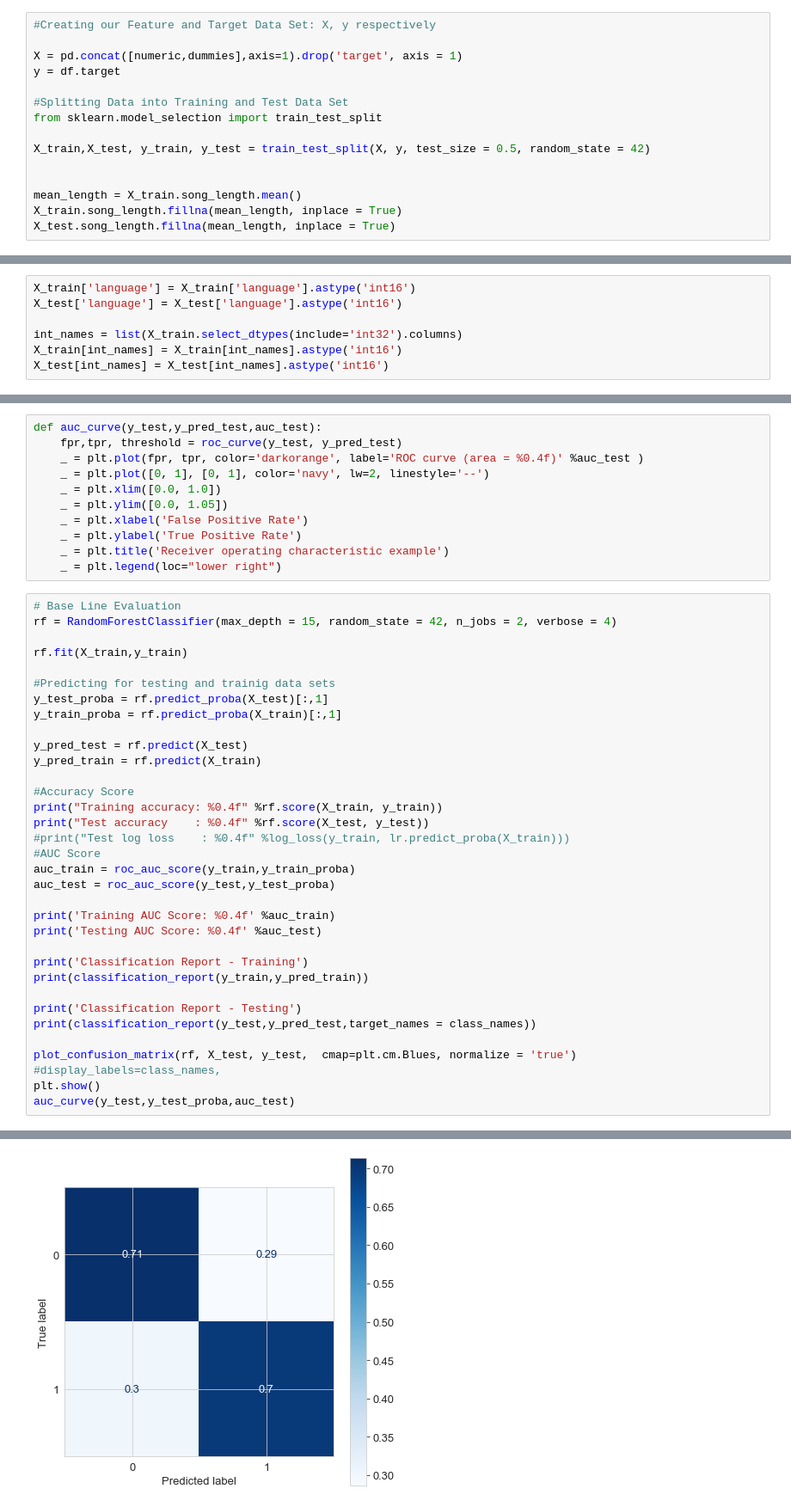
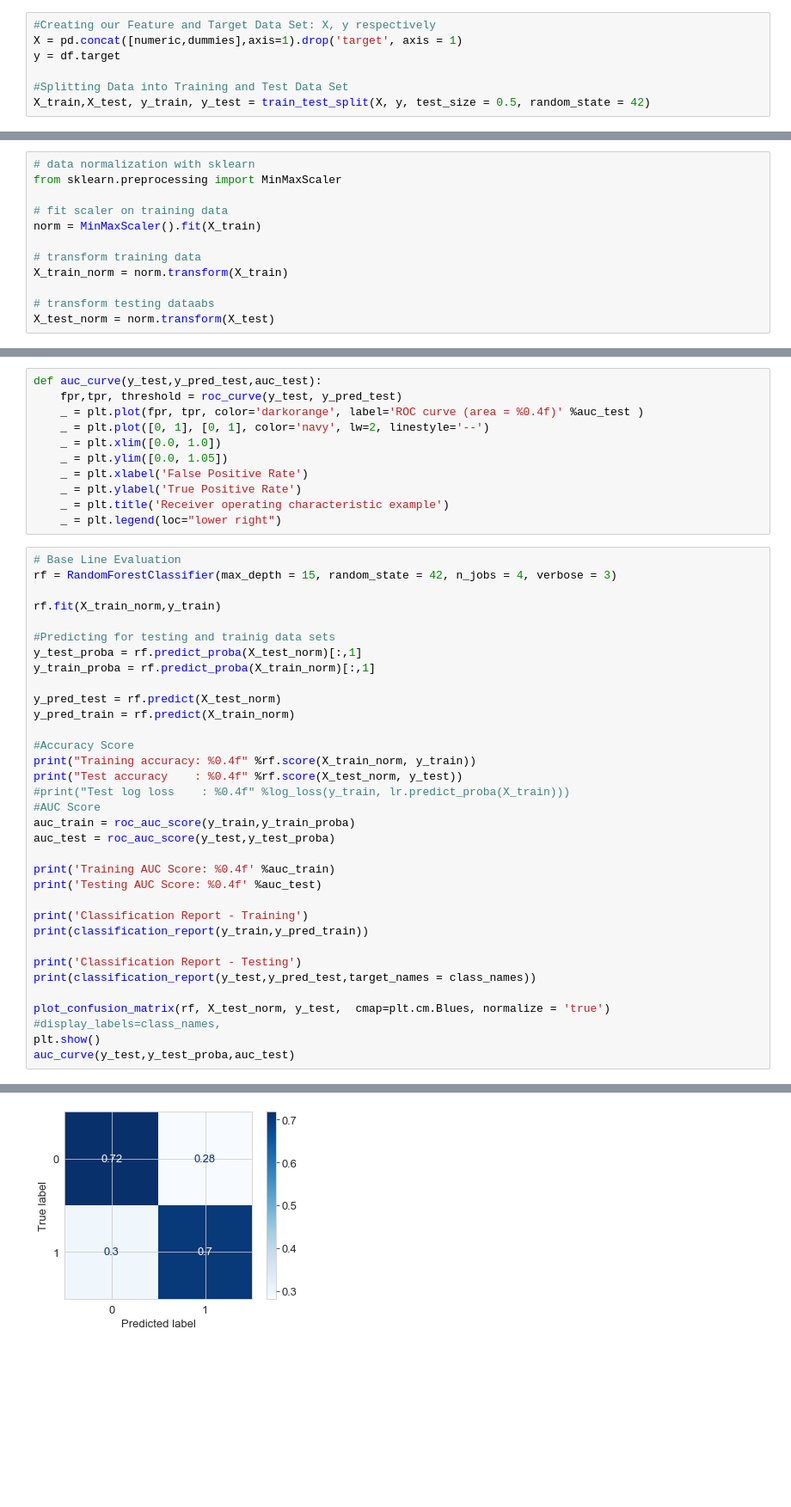
Before and after one commit to Sukhadia1/Springboard_DSC, a Jupyter notebook: Capstone Project 2/Capstone Project 2 - Random Forest.ipynb, the cells around one changed output, grey strips where cells are left out. Shown: that part at 86% size. Saved outputs shown, nothing was run; the diff lists cells and outputs as text; blank space fills up the shorter version.

```diff
--- a/Capstone Project 2/Capstone Project 2 - Random Forest.ipynb
+++ b/Capstone Project 2/Capstone Project 2 - Random Forest.ipynb
@@ -88,16 +106,8 @@ dummies = pd.get_dummies(categorical,drop_first = True)
 #numeric.skew()
 # %%
 #Creating our Feature and Target Data Set: X, y respectively
-
 X = pd.concat([numeric,dummies],axis=1).drop('target', axis = 1)
 y = df.target
 
 #Splitting Data into Training and Test Data Set
-from sklearn.model_selection import train_test_split
-
 X_train,X_test, y_train, y_test = train_test_split(X, y, test_size = 0.5, random_state = 42)
-
-
-mean_length = X_train.song_length.mean()
-X_train.song_length.fillna(mean_length, inplace = True)
-X_test.song_length.fillna(mean_length, inplace = True)
@@ -109,7 +113,0 @@ See the caveats in the documentation: http://pandas.pydata.org/pandas-docs/stabl
-# %%
-X_train['language'] = X_train['language'].astype('int16')
-X_test['language'] = X_test['language'].astype('int16')
-
-int_names = list(X_train.select_dtypes(include='int32').columns)
-X_train[int_names] = X_train[int_names].astype('int16')
-X_test[int_names] = X_test[int_names].astype('int16')
@@ -158,3 +126,15 @@ Ensuring that we have the same fractions of all class in both train and test dat
+# %%
+# data normalization with sklearn
+from sklearn.preprocessing import MinMaxScaler
+
+# fit scaler on training data
+norm = MinMaxScaler().fit(X_train)
+
+# transform training data
+X_train_norm = norm.transform(X_train)
+
+# transform testing dataabs
+X_test_norm = norm.transform(X_test)
 # %% [markdown]
 ### Random Forest Classifier
 # %%
@@ -177,20 +157,20 @@ def auc_curve(y_test,y_pred_test,auc_test):
     _ = plt.legend(loc="lower right")
 # %%
 # Base Line Evaluation
-rf = RandomForestClassifier(max_depth = 15, random_state = 42, n_jobs = 2, verbose = 4)
+rf = RandomForestClassifier(max_depth = 15, random_state = 42, n_jobs = 4, verbose = 3)
 
-rf.fit(X_train,y_train)
+rf.fit(X_train_norm,y_train)
 
 #Predicting for testing and trainig data sets
-y_test_proba = rf.predict_proba(X_test)[:,1]
-y_train_proba = rf.predict_proba(X_train)[:,1]
+y_test_proba = rf.predict_proba(X_test_norm)[:,1]
+y_train_proba = rf.predict_proba(X_train_norm)[:,1]
 
-y_pred_test = rf.predict(X_test)
-y_pred_train = rf.predict(X_train)
+y_pred_test = rf.predict(X_test_norm)
+y_pred_train = rf.predict(X_train_norm)
 
 #Accuracy Score
-print("Training accuracy: %0.4f" %rf.score(X_train, y_train))
-print("Test accuracy    : %0.4f" %rf.score(X_test, y_test))
+print("Training accuracy: %0.4f" %rf.score(X_train_norm, y_train))
+print("Test accuracy    : %0.4f" %rf.score(X_test_norm, y_test))
 #print("Test log loss    : %0.4f" %log_loss(y_train, lr.predict_proba(X_train)))
 #AUC Score
 auc_train = roc_auc_score(y_train,y_train_proba)
@@ -205,7 +185,7 @@ print(classification_report(y_train,y_pred_train))
 print('Classification Report - Testing')
 print(classification_report(y_test,y_pred_test,target_names = class_names))
 
-plot_confusion_matrix(rf, X_test, y_test,  cmap=plt.cm.Blues, normalize = 'true') #display_labels=class_names,
+plot_confusion_matrix(rf, X_test_norm, y_test,  cmap=plt.cm.Blues, normalize = 'true') #display_labels=class_names,
 plt.show()
 auc_curve(y_test,y_test_proba,auc_test)
 # %% [output]
@@ -296 +268 @@ weighted avg       0.71      0.71      0.71   3688708
-[figure, old version]
+[figure, new version]
```
Also changed, not shown: parts of 22 cells of this notebook, 15 other files.
